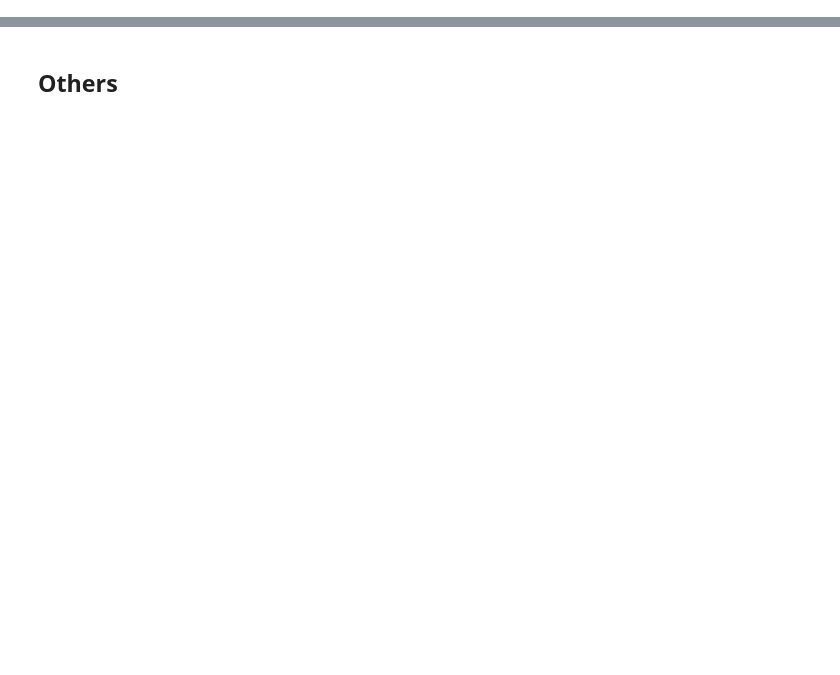
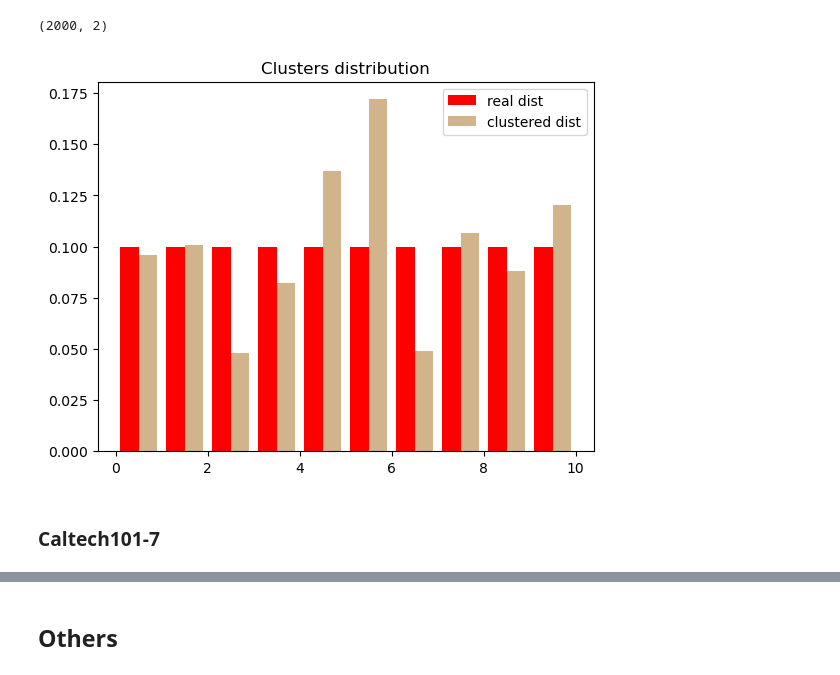
Before and after one commit to mehrbanian/multi-view-clustering-cwk2m, a Jupyter notebook: MVKKM.ipynb, the cells around one changed output, grey strips where cells are left out. Cells and saved outputs as stored; diff of their text form; code cells hidden in the pictures; blank space fills up the shorter version.

```diff
--- a/MVKKM.ipynb
+++ b/MVKKM.ipynb
@@ -357,11 +364,11 @@ V4 = pd.read_csv('datasets/HW/mfeat-pix', header=None, delimiter="\\s+").to_nump
 
 views = [V1, V2, V3, V4]
 n_clusters = 10
-K = np.vstack([_pairwise_kernel(v, kernel="rbf", d=0.5)/np.mean(_pairwise_kernel(v, kernel="rbf", d=0.5)) for v in views])
+K = np.vstack([_pairwise_kernel(v, kernel="rbf", d=0.4)/np.mean(_pairwise_kernel(v, kernel="rbf", d=0.4)) for v in views])
 
 # Run CWK2M
 n_views = len(views)
-p = (10**0.7)
+p = (10**0.8)
 init_weights = np.full(n_views, 1/n_views)
 
 n_points = K.shape[0] // n_views
@@ -373,8 +380,8 @@ for i in range(n_views):
   K_combined += init_weights[i]**p * K[start:end, :]
 # Initialize with Global K-Means
 print('Global Kernel K-Means initialization')
-init_clusters = global_kernel_k_means(K_combined, np.ones(n_points), n_clusters)
-# init_clusters = np.random.randint(0, n_clusters, n_points)
+# init_clusters = global_kernel_k_means(K_combined, np.ones(n_points), n_clusters)
+init_clusters = np.random.randint(0, n_clusters, n_points)
 print('End initialization\n')
 
 cluster_labels, weights, error = MVKKM(K, n_clusters, n_views, p, init_clusters, init_weights)
@@ -423,0 +443,16 @@ print(accuracy/10)
+# %%
+x = np.array([y.flatten(), cluster_labels]).T
+print(x.shape)
+n_bins = 10
+colors = ['red', 'tan']
+bar_lbls = ['real dist', 'clustered dist']
+bins = np.arange(0, 11)
+_ = plt.hist(x, bins, density=True, histtype='bar', color=colors, label=bar_lbls)  # arguments are passed to np.histogram
+plt.title("Clusters distribution")
+plt.legend(prop={'size': 10})
+plt.show()
+# %% [output]
+(2000, 2)
+[figure, added]
+# %% [markdown]
+### Caltech101-7
```
Also changed, not shown: parts of 12 cells of this notebook, 7 other files.
